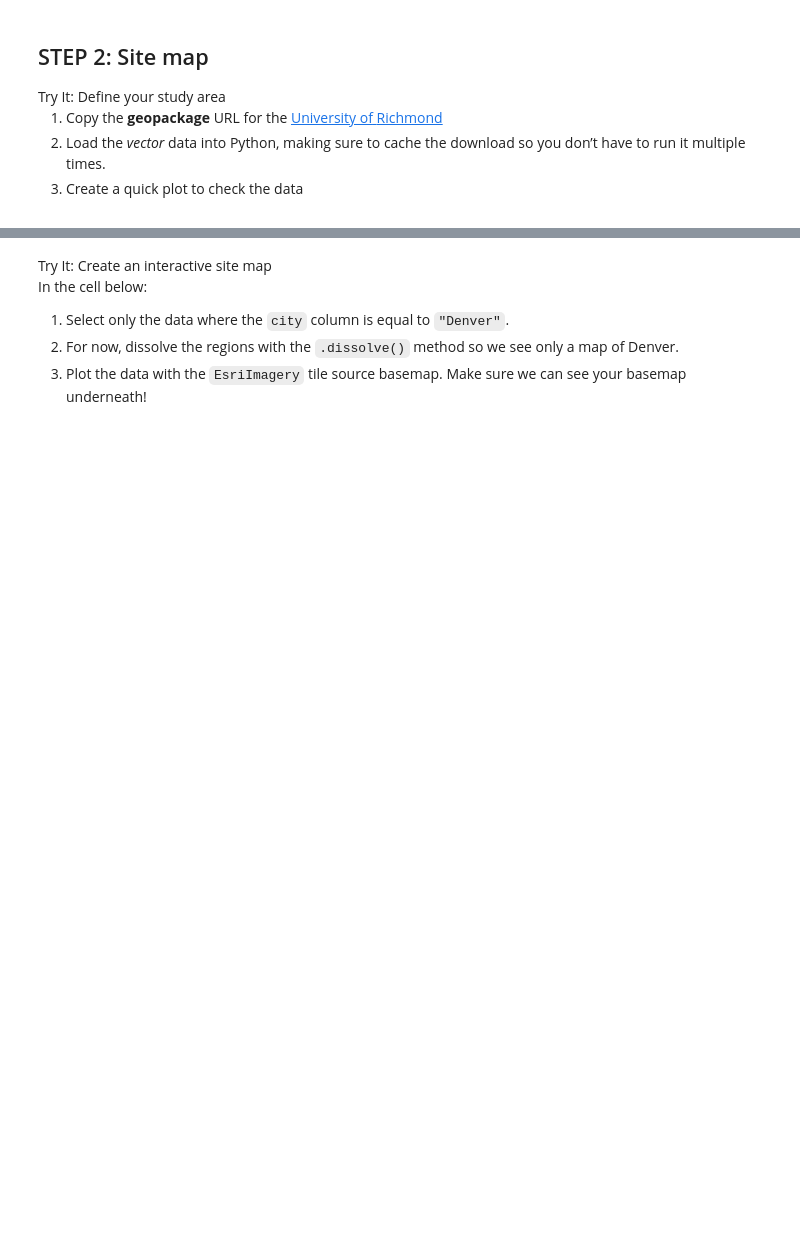
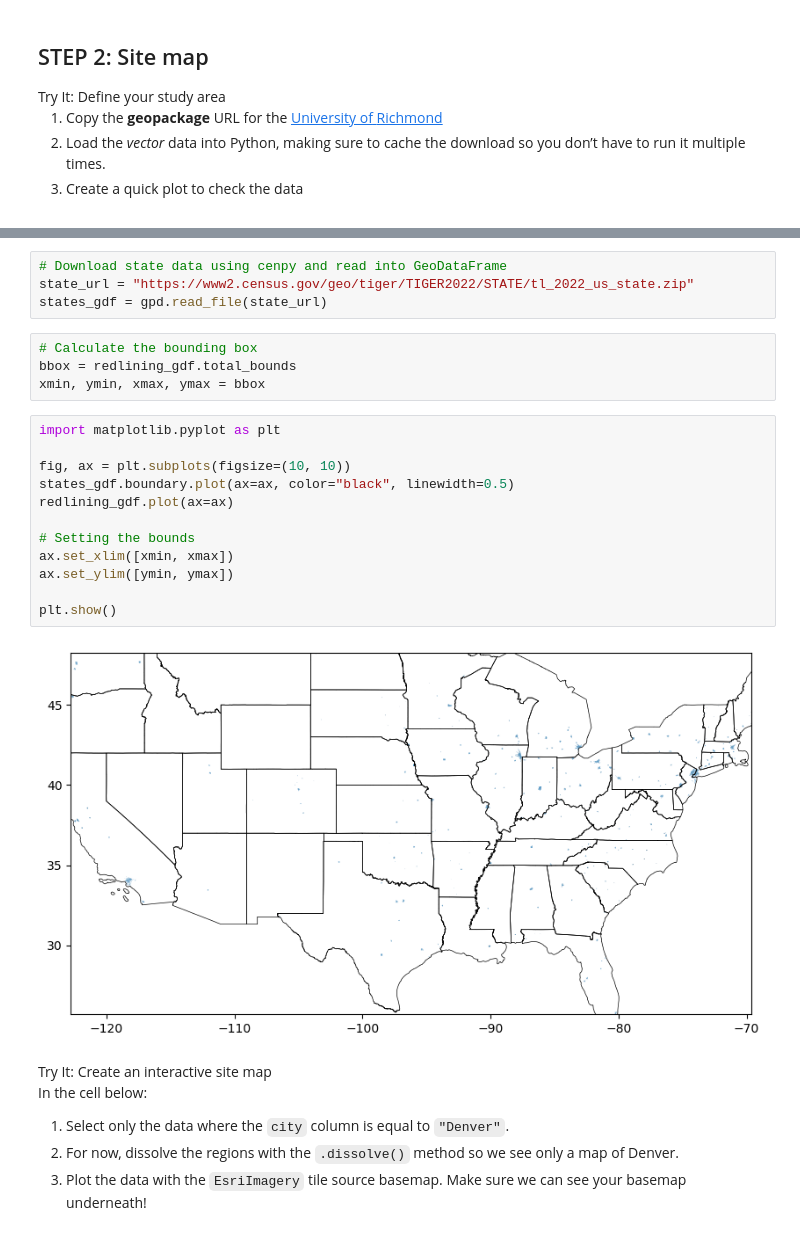
Before and after one commit to earthlab-education/fundamentals-04-redlining-byandell, a Jupyter notebook: notebooks/redlining-31-site-map.ipynb, the cells around one changed output, grey strips where cells are left out. Saved outputs shown, nothing was run; the diff lists cells and outputs as text; blank space fills up the shorter version.

```diff
--- a/notebooks/redlining-31-site-map.ipynb
+++ b/notebooks/redlining-31-site-map.ipynb
@@ -68,3 +97,25 @@ redlining_gdf.plot()
+# %%
+# Download state data using cenpy and read into GeoDataFrame
+state_url = "https://www2.census.gov/geo/tiger/TIGER2022/STATE/tl_2022_us_state.zip"
+states_gdf = gpd.read_file(state_url)
+# %%
+# Calculate the bounding box
+bbox = redlining_gdf.total_bounds
+xmin, ymin, xmax, ymax = bbox
+# %%
+import matplotlib.pyplot as plt
+
+fig, ax = plt.subplots(figsize=(10, 10))
+states_gdf.boundary.plot(ax=ax, color="black", linewidth=0.5)
+redlining_gdf.plot(ax=ax)
+
+# Setting the bounds
+ax.set_xlim([xmin, xmax])
+ax.set_ylim([ymin, ymax])
+
+plt.show()
+# %% [output]
+[figure, added]
 # %% [markdown]
 <link rel="stylesheet" type="text/css" href="./assets/styles.css"><div class="callout callout-style-default callout-titled callout-task"><div class="callout-header"><div class="callout-icon-container"><i class="callout-icon"></i></div><div class="callout-title-container flex-fill">Try It: Create an interactive site map</div></div><div class="callout-body-container callout-body"><p>In the cell below:</p>
 <ol type="1">
```
Also changed, not shown: parts of 7 cells of this notebook.
